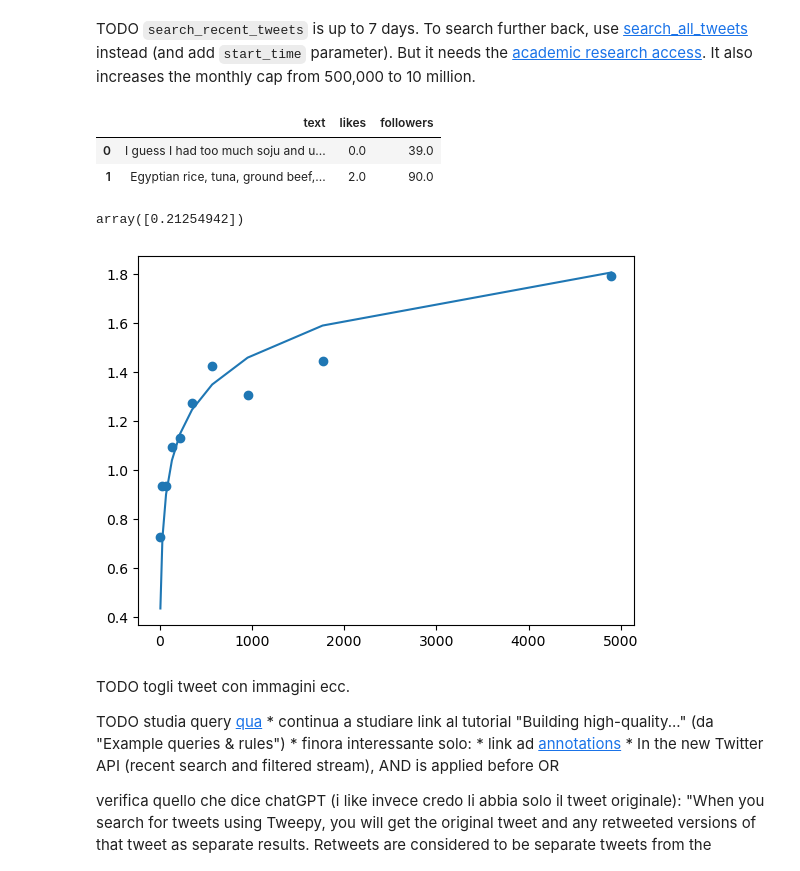
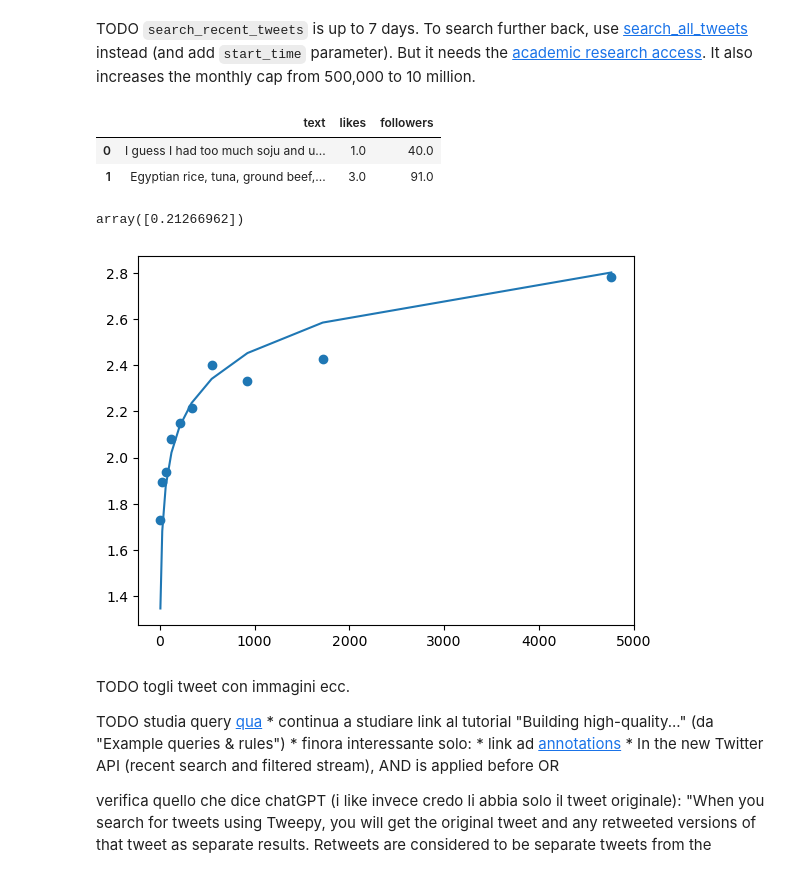
Before and after one commit to giemsei/dssc-ml, a Jupyter notebook: notes/mpolo/tweepy_test.ipynb, the cells around one changed output. Drawn from its saved outputs; the diff is of its cells as text; code cells hidden in the pictures.

```diff
--- a/notes/mpolo/tweepy_test.ipynb
+++ b/notes/mpolo/tweepy_test.ipynb
@@ -50,36 +50,37 @@ TODO `search_recent_tweets` is up to 7 days. To search further back, use [search
 #load tweets
 set_id = 407729
 df = pd.read_csv(f'debug_sets/{set_id}.csv')
-df = df[df['followers'] > 0] #drop those without followers
+df['likes'] += 1 #start likes from 1 for simplicity
+df['followers'] += 1 #start followers from 1 for simplicity
 df.head(2)
 # %% [output]
 |  | text | likes | followers |
-| 0 | I guess I had too much soju and u... | 0.0 | 39.0 |
-| 1 | Egyptian rice, tuna, ground beef,... | 2.0 | 90.0 |
+| 0 | I guess I had too much soju and u... | 1.0 | 40.0 |
+| 1 | Egyptian rice, tuna, ground beef,... | 3.0 | 91.0 |
 # %%
 #remove outliers TODO tune q (eg.: 0.95)
 q = df.quantile(0.95, numeric_only=True) #numeric_only to fix warning
 df_q = df[(df['likes'] < q['likes']) & (df['followers'] < q['followers'])].copy() #copy to fix warning
 
 #group by followers TODO tune number of groups (eg.: 10)
 df_q.sort_values(by='followers', inplace=True, ignore_index=True)
 df_q['group'] = df_q.index//(len(df_q)/10) #groups of same size
 df_q = df_q.groupby('group').mean(numeric_only=True) #numeric_only to fix warning
 
 #plot average followers vs average likes
 x = df_q['followers']
 y = df_q['likes']
 plt.scatter(x, y)
 
 #fit log curve and plot it
 def curve(x, coeff):
-    return coeff * np.log(1+x)
-coeff, _ = curve_fit(f, xdata=x, ydata=y)
+    return 1 + coeff * np.log(x) #not log1p for simplicity
+coeff, _ = curve_fit(curve, xdata=x, ydata=y)
 plt.plot(x, curve(x, coeff))
 coeff
 # %% [output]
-array([0.21254942])
+array([0.21266962])
-[figure, old version]
+[figure, new version]
 # %% [markdown]
 TODO togli tweet con immagini ecc.
 
```
Also changed, not shown: parts of 5 cells of this notebook, 1 other file.
